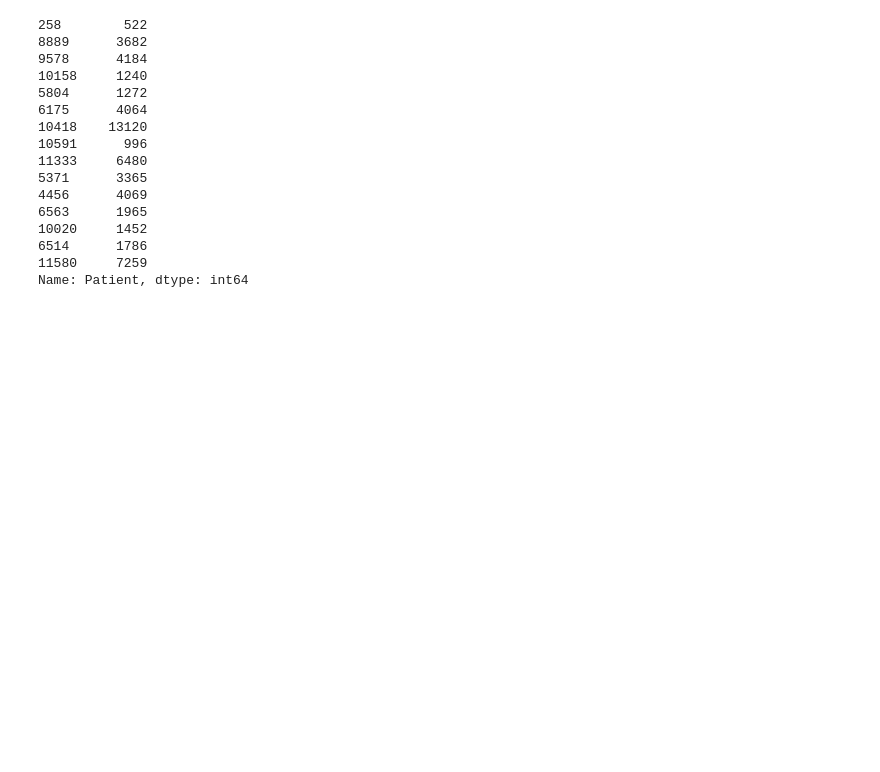
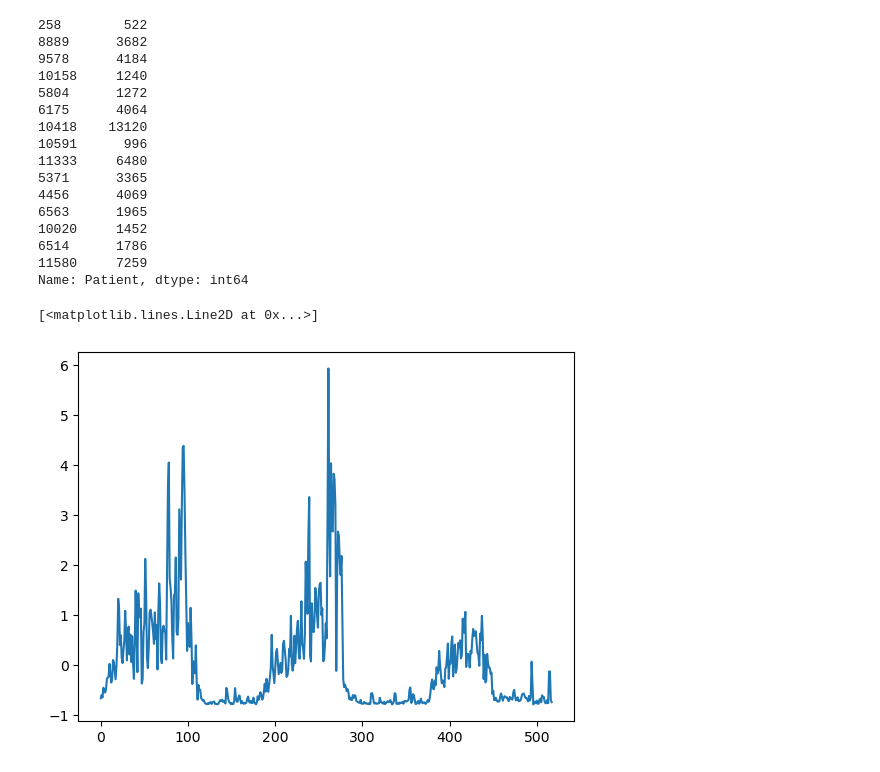
Before and after one commit to Hong-01/EE4C12-Epileptic-Seizure-Detection-using-EEG, a Jupyter notebook: Cluster.ipynb, the cells around one changed output. Drawn from its saved outputs; the diff is of its cells as text; code cells hidden in the pictures; blank space fills up the shorter version.

```diff
--- a/Cluster.ipynb
+++ b/Cluster.ipynb
@@ -54,3 +77,8 @@ for i in range(Patience_num):
+# %%
+plt.plot((test0[:, 150] - test0[:, 150].mean()) / test0[:, 150].std())
+# %% [output]
+[<matplotlib.lines.Line2D at 0x...>]
+[figure, added]
 # %%
 
 plt.figure(figsize=(20, 15))
```
Also changed, not shown: parts of 14 cells of this notebook.
